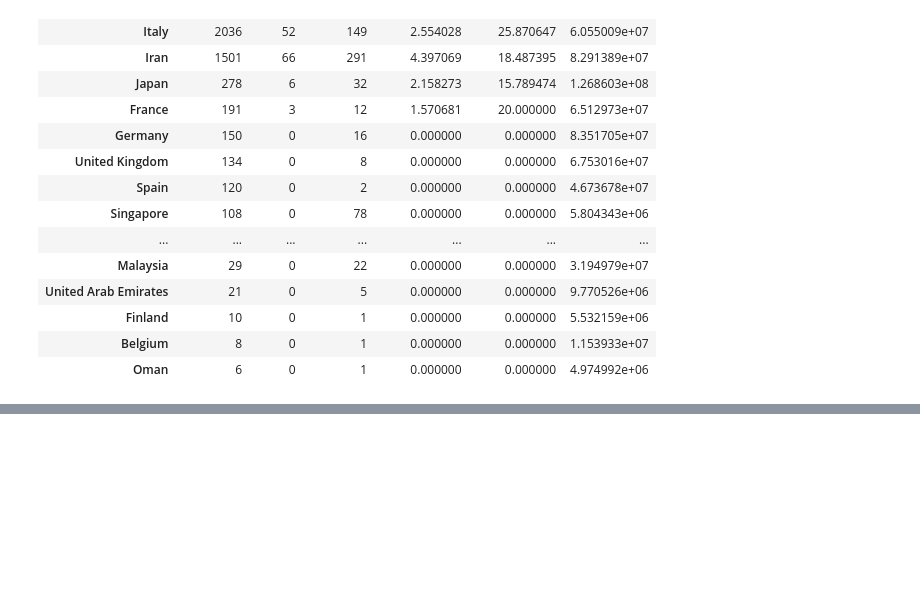
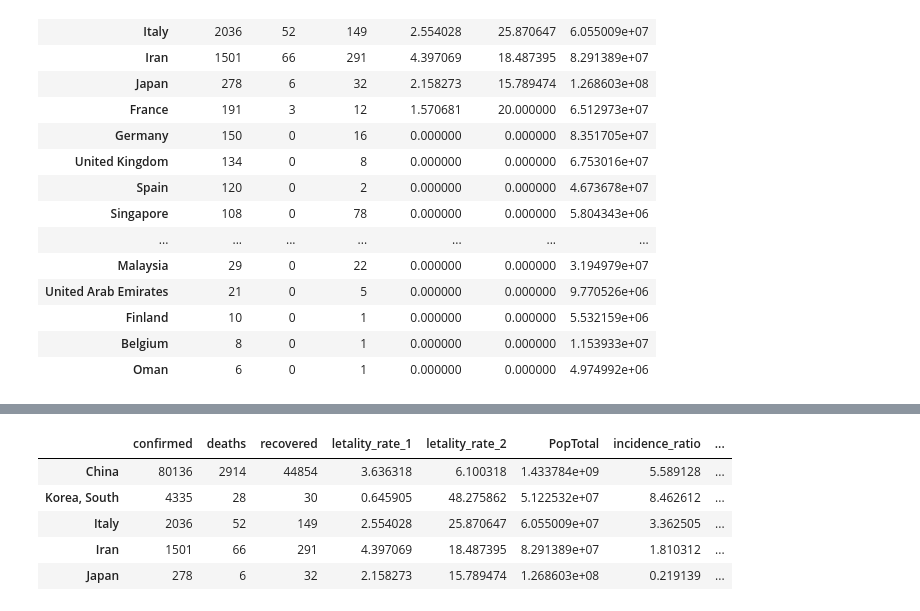
Before and after one commit to yorinori/Alura, a Jupyter notebook: Data_Science-visualizacao_de_dados_para_saude_e_medicina/Data_Science_e_Saude.ipynb, the cells around one changed output, grey strips where cells are left out. Cells and saved outputs as stored; diff of their text form; code cells hidden in the pictures; blank space fills up the shorter version.

```diff
--- a/Data_Science-visualizacao_de_dados_para_saude_e_medicina/Data_Science_e_Saude.ipynb
+++ b/Data_Science-visualizacao_de_dados_para_saude_e_medicina/Data_Science_e_Saude.ipynb
@@ -1206,3 +1206,9 @@ combined_expanded.head(20)
 | Finland | 10 | 0 | 1 | 0.000000 | 0.000000 | 5.532159e+06 |
 | Belgium | 8 | 0 | 1 | 0.000000 | 0.000000 | 1.153933e+07 |
 | Oman | 6 | 0 | 1 | 0.000000 | 0.000000 | 4.974992e+06 |
+# %%
+combined_expanded['incidence_ratio'] = combined_expanded['confirmed'] / combined_expanded['PopTotal'] * 100000
+combined_expanded['mortality_rate'] = combined_expanded['deaths'] / combined_expanded['PopTotal'] * 100000
+
+display(combined_expanded['incidence_ratio'])
+display(combined_expanded['mortality_rate'])
@@ -1208,0 +1250,9 @@ combined_expanded.head(20)
+# %%
+combined_expanded.head()
+# %% [output]
+|  | confirmed | deaths | recovered | letality_rate_1 | letality_rate_2 | PopTotal | incidence_ratio | ... |
+| China | 80136 | 2914 | 44854 | 3.636318 | 6.100318 | 1.433784e+09 | 5.589128 | ... |
+| Korea, South | 4335 | 28 | 30 | 0.645905 | 48.275862 | 5.122532e+07 | 8.462612 | ... |
+| Italy | 2036 | 52 | 149 | 2.554028 | 25.870647 | 6.055009e+07 | 3.362505 | ... |
+| Iran | 1501 | 66 | 291 | 4.397069 | 18.487395 | 8.291389e+07 | 1.810312 | ... |
+| Japan | 278 | 6 | 32 | 2.158273 | 15.789474 | 1.268603e+08 | 0.219139 | ... |
```
Also changed, not shown: parts of 8 cells of this notebook.
